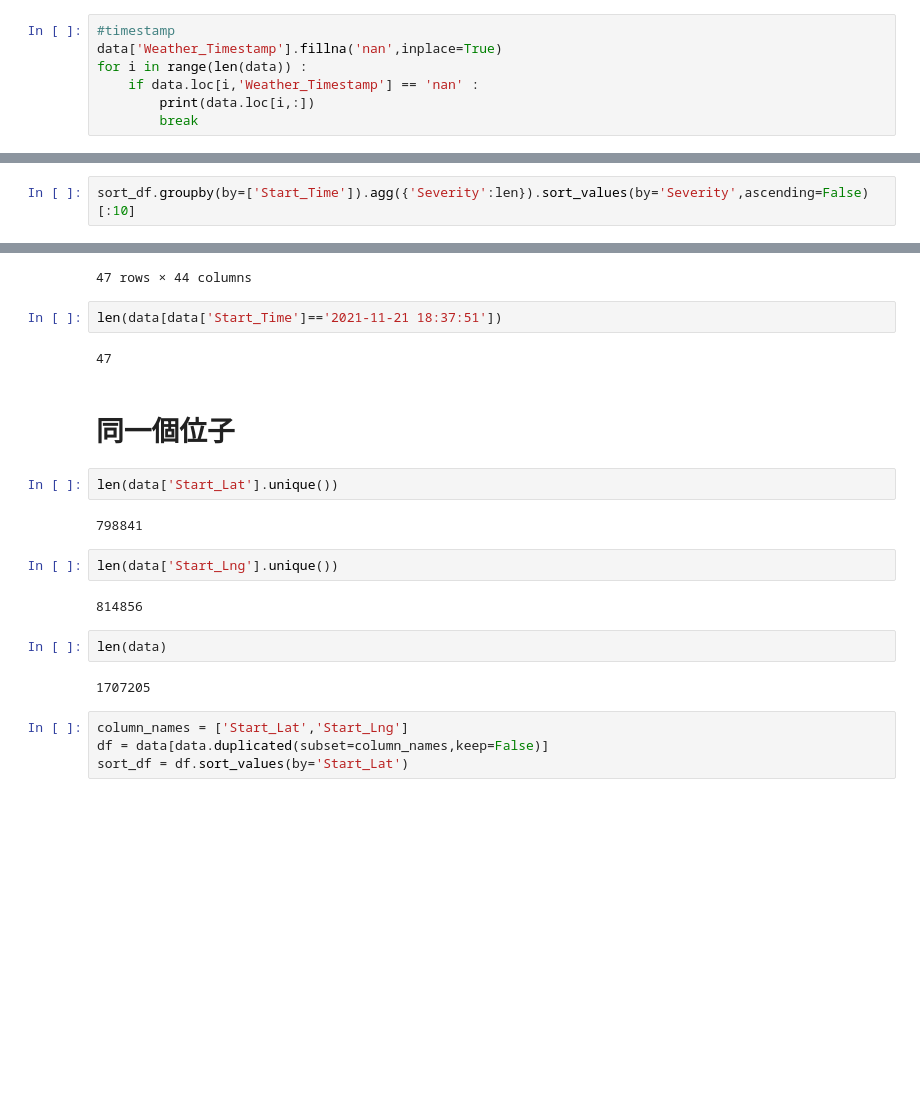
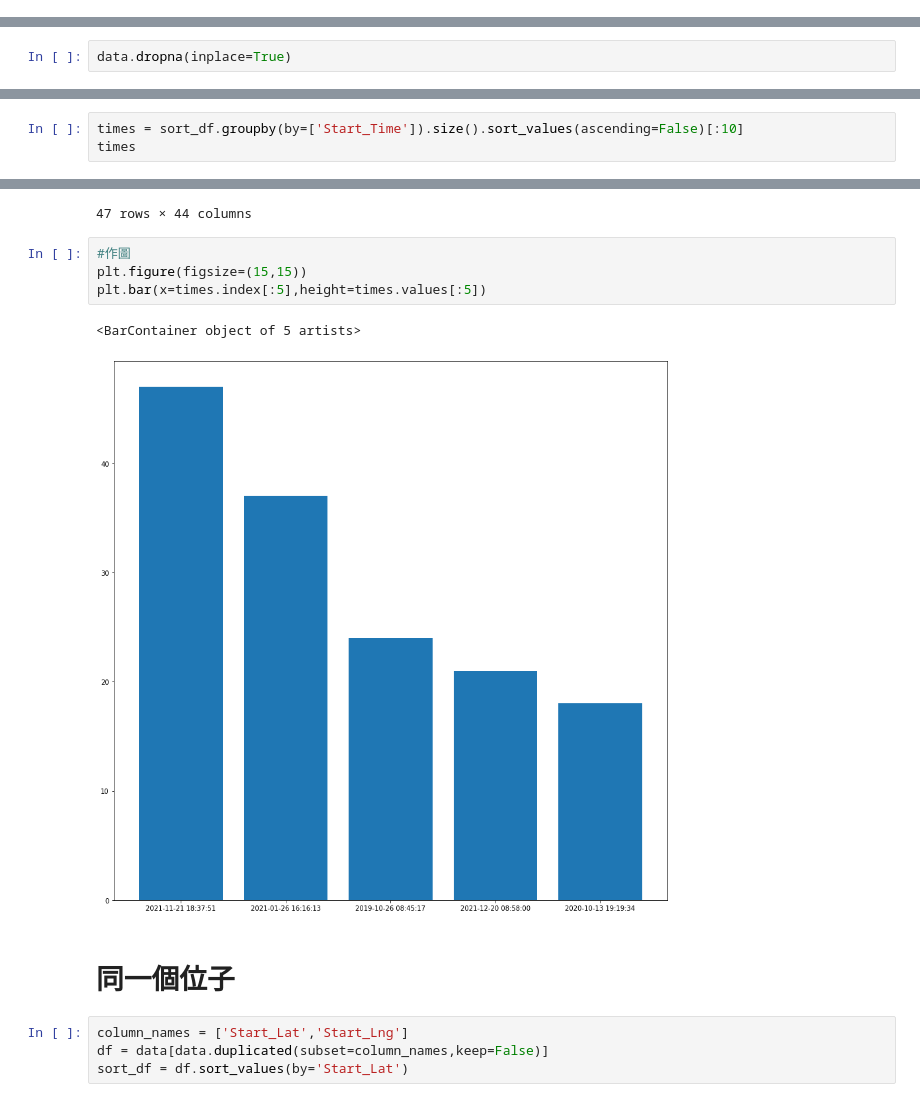
Before and after one commit to Vincent23412/-, a Jupyter notebook: 交通事故專案.ipynb, the cells around one changed output, grey strips where cells are left out. Saved outputs shown, nothing was run; the diff lists cells and outputs as text; blank space fills up the shorter version.

```diff
--- a/交通事故專案.ipynb
+++ b/交通事故專案.ipynb
@@ -119,7 +51,0 @@ data['Severity'] = severity
-# %%
-#timestamp
-data['Weather_Timestamp'].fillna('nan',inplace=True)
-for i in range(len(data)) :
-    if data.loc[i,'Weather_Timestamp'] == 'nan' :
-        print(data.loc[i,:])
-        break
@@ -186,0 +82,2 @@ True
+# %%
+data.dropna(inplace=True)
@@ -257,3 +152,4 @@ len(sort_df['Start_Time'].unique())
 # %%
-sort_df.groupby(by=['Start_Time']).agg({'Severity':len}).sort_values(by='Severity',ascending=False)[:10]
+times = sort_df.groupby(by=['Start_Time']).size().sort_values(ascending=False)[:10]
+times
 # %% [output]
@@ -290,24 +186,15 @@ data[data['Start_Time']=='2021-11-21 18:37:51']
 | 1435163 | 1110112 | A-1110113 | 2021-11-21 18:37:51 | 2021-11-22 08:00:00 | 43.013452 | -88.230768 | 43.013568 | -88.230892 | 0.010 | ... |
 | 1463490 | 352751 | A-352752 | 2021-11-21 18:37:51 | 2021-11-22 08:00:00 | 43.013211 | -88.225502 | 43.010678 | -88.225374 | 0.175 | ... |
 47 rows × 44 columns
-# %%
-len(data[data['Start_Time']=='2021-11-21 18:37:51'])
-# %% [output]
-47
+# %%
+#作圖
+plt.figure(figsize=(15,15))
+plt.bar(x=times.index[:5],height=times.values[:5])
+# %% [output]
+<BarContainer object of 5 artists>
+[figure, added]
 # %% [markdown]
 # 同一個位子
-# %%
-len(data['Start_Lat'].unique())
-# %% [output]
-798841
-# %%
-len(data['Start_Lng'].unique())
-# %% [output]
-814856
-# %%
-len(data)
-# %% [output]
-1707205
 # %%
 column_names = ['Start_Lat','Start_Lng']
 df = data[data.duplicated(subset=column_names,keep=False)]
```
Also changed, not shown: parts of 111 cells of this notebook.
